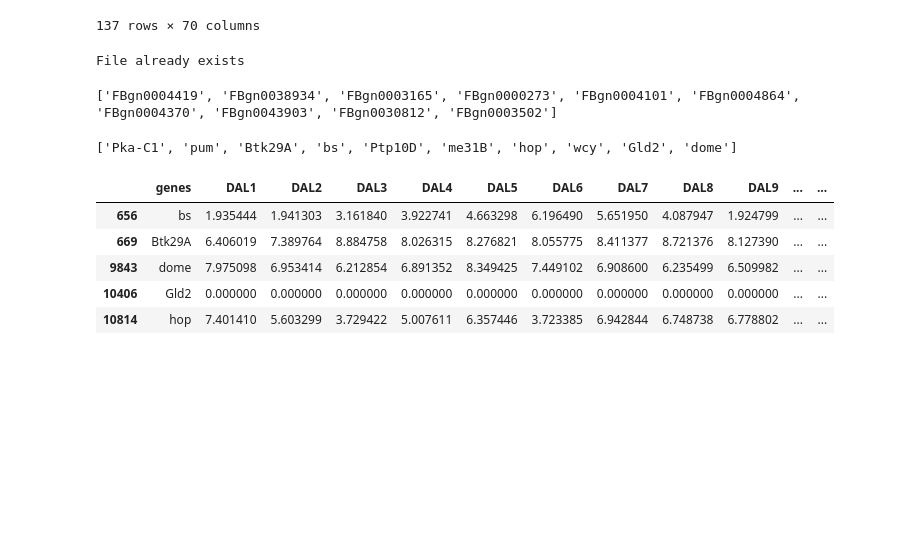
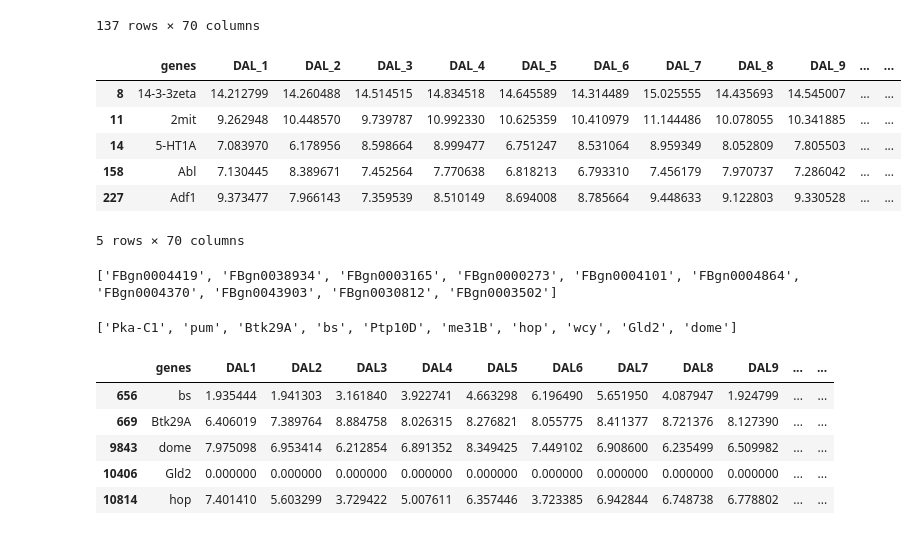
Before and after one commit to marieanselmet/genetic_link_metabolism_neurodegeneration, a Jupyter notebook: single_cell_RNAseq_MB/single_cell_RNAseq.ipynb, the cells around one changed output. Drawn from its saved outputs; the diff is of its cells as text; code cells hidden in the pictures; blank space fills up the shorter version.

```diff
--- a/single_cell_RNAseq_MB/single_cell_RNAseq.ipynb
+++ b/single_cell_RNAseq_MB/single_cell_RNAseq.ipynb
@@ -126,6 +126,20 @@ neuron_samples_cognition
 | 15567 | wg | 0.000000 | 0.000000 | 0.000000 | 0.000000 | 0.000000 | 0.000000 | 0.000000 | 0.000000 | 0.000000 | ... | ... |
 | 15579 | wnd | 3.849893 | 8.000758 | 6.500211 | 5.561839 | 6.037066 | 5.692687 | 7.449687 | 7.060750 | 7.042277 | ... | ... |
 137 rows × 70 columns
+# %%
+# Homogenize the nomenclature of the columns to store for storing and further analysis
+neuron_samples_cognition.columns = neuron_samples_cognition.columns.str.replace('DAL', 'DAL_')
+neuron_samples_cognition.columns = neuron_samples_cognition.columns.str.replace('AB_KCs', 'AB_KCs_')
+neuron_samples_cognition.columns = neuron_samples_cognition.columns.str.replace('G_KCs', 'G_KCs_')
+neuron_samples_cognition.head()
+# %% [output]
+|  | genes | DAL_1 | DAL_2 | DAL_3 | DAL_4 | DAL_5 | DAL_6 | DAL_7 | DAL_8 | DAL_9 | ... | ... |
+| 8 | 14-3-3zeta | 14.212799 | 14.260488 | 14.514515 | 14.834518 | 14.645589 | 14.314489 | 15.025555 | 14.435693 | 14.545007 | ... | ... |
+| 11 | 2mit | 9.262948 | 10.448570 | 9.739787 | 10.992330 | 10.625359 | 10.410979 | 11.144486 | 10.078055 | 10.341885 | ... | ... |
+| 14 | 5-HT1A | 7.083970 | 6.178956 | 8.598664 | 8.999477 | 6.751247 | 8.531064 | 8.959349 | 8.052809 | 7.805503 | ... | ... |
+| 158 | Abl | 7.130445 | 8.389671 | 7.452564 | 7.770638 | 6.818213 | 6.793310 | 7.456179 | 7.970737 | 7.286042 | ... | ... |
+| 227 | Adf1 | 9.373477 | 7.966143 | 7.359539 | 8.510149 | 8.694008 | 8.785664 | 9.448633 | 9.122803 | 9.330528 | ... | ... |
+5 rows × 70 columns
 # %%
 # Save the processed data frame "neuron_samples_cognition" in a txt file
 import os.path
@@ -134,8 +148,6 @@ if os.path.isfile('data/cognition_expression_data.txt'):
     print ("File already exists")
 else:
     neuron_samples_cognition.to_csv('data/cognition_expression_data.txt', header=True, index=False, sep='\t', mode='a')
-# %% [output]
-File already exists
 # %%
 # Most variable genes retained in the previous analysis of DGRP lines transcription data
 with open(PATH + 'top_variable_genes_cognition.json') as json_file:
```
